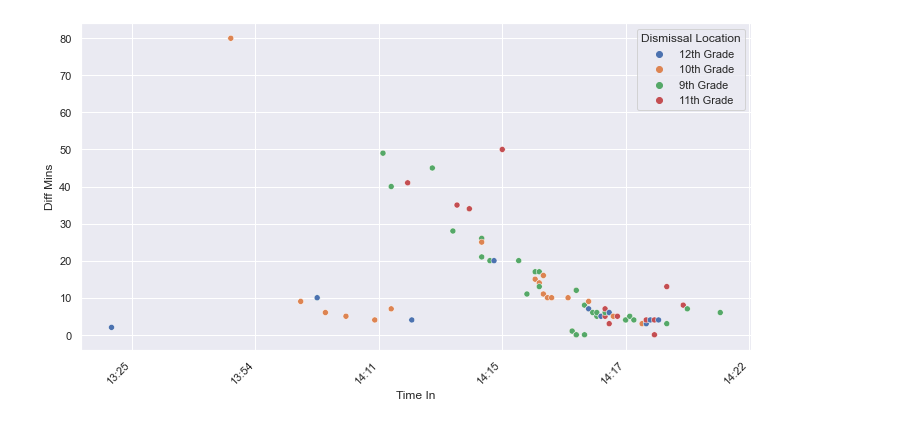
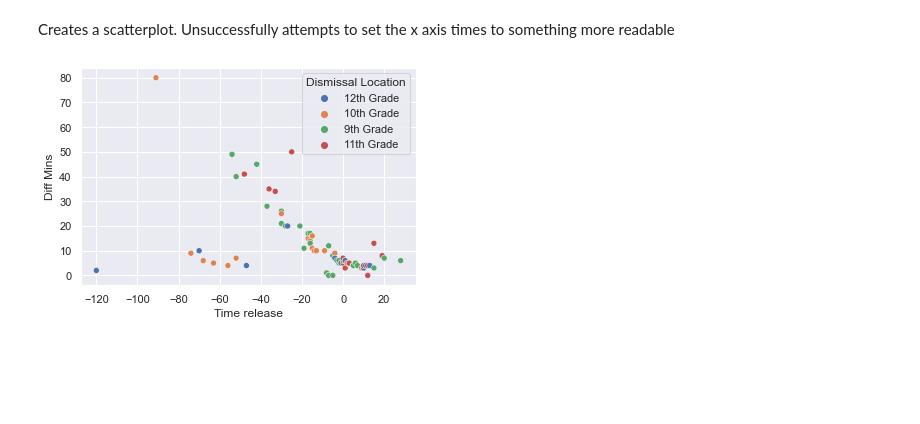
Before and after one commit to EesaWithTheShot/AP-Statistics-School-Carline-Analysis, a Jupyter notebook: testjp.ipynb, the cells around one changed output. Saved outputs shown, nothing was run; the diff lists cells and outputs as text; code cells hidden in the pictures; blank space fills up the shorter version.

```diff
--- a/testjp.ipynb
+++ b/testjp.ipynb
@@ -71,13 +77,19 @@ hs1104df
+# %% [markdown]
+Creates a scatterplot. Unsuccessfully attempts to set the x axis times to something more readable
 # %%
 #using sns to make a scatterplot
 sns.set_theme()
 def plot_scatter_times(df):
     df["Time Difference"] = pd.to_datetime(df["Time Difference"])
-    fig, ax = plt.subplots(figsize = (12,6))
-    fig = sns.scatterplot(data=df,
-                     x=df["Time In"],y="Diff Mins", hue="Dismissal Location", ax=ax)
-    x_time = df["Time In"].dt.strftime("%H:%M").sort_values().unique()
-    ax.set_xticklabels(labels=x_time, rotation=45, ha='right')
+    df["Diff Mins"] = df["Diff Mins"].astype(int)
+    # fig, ax = plt.subplots()
+    sns.scatterplot(data=df,
+                     x="Time release",y="Diff Mins", hue="Dismissal Location")
+    # fig.autofmt_xdate()
+    # ax.set_xlim([datetime.time(13,0,0), datetime.time(16, 0, 0)])
+    # ax.set_ylim([0, 8])
+    # x_time = df["Time In"].dt.strftime("%H:%M").sort_values().unique()
+    # ax.set_xticklabels(labels=x_time, rotation=45, ha='right')
 plot_scatter_times(hs1104df)
 # %% [output]
-[figure, old version]
+[figure, new version]
```
Also changed, not shown: parts of 8 cells of this notebook, 2 other files.
